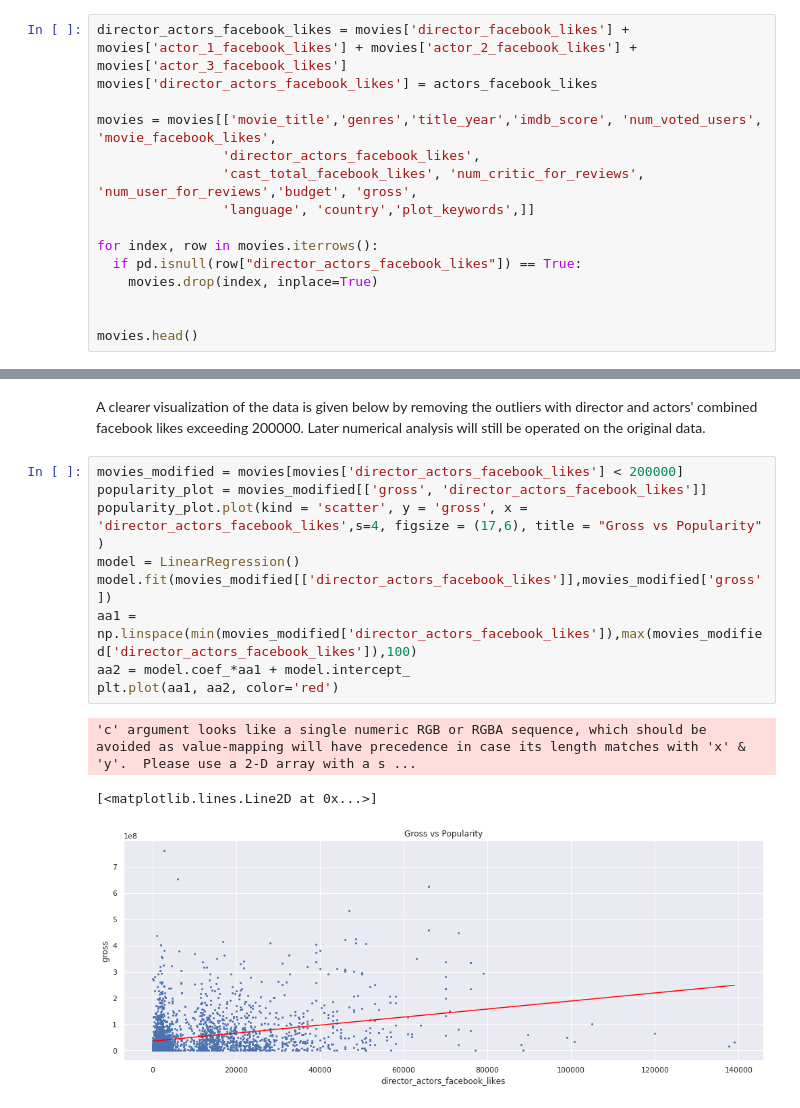
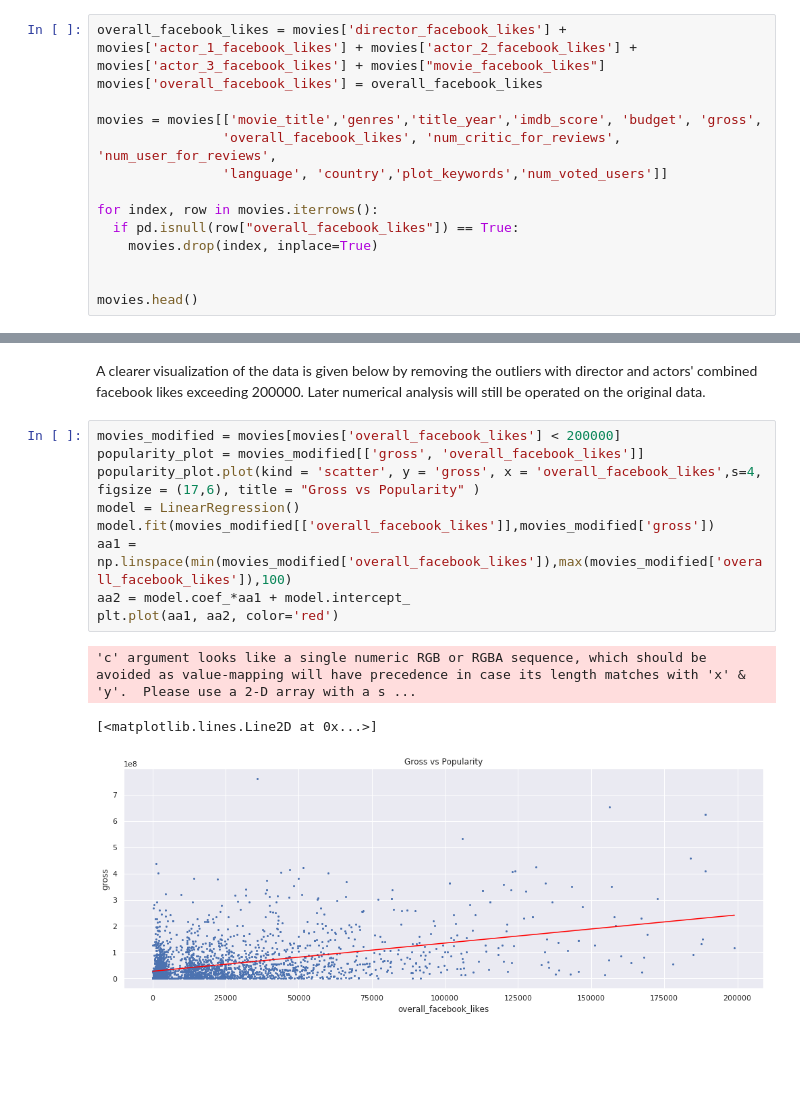
Before and after one commit to mookee233/final_tutorial, a Jupyter notebook: draft.ipynb, the cells around one changed output, grey strips where cells are left out. Saved outputs shown, nothing was run; the diff lists cells and outputs as text; blank space fills up the shorter version.

```diff
--- a/draft.ipynb
+++ b/draft.ipynb
@@ -172,14 +181,13 @@ movies.head()
 # %%
-director_actors_facebook_likes = movies['director_facebook_likes'] + movies['actor_1_facebook_likes'] + movies['actor_2_facebook_likes'] + movies['actor_3_facebook_likes']
-movies['director_actors_facebook_likes'] = actors_facebook_likes
+overall_facebook_likes = movies['director_facebook_likes'] + movies['actor_1_facebook_likes'] + movies['actor_2_facebook_likes'] + movies['actor_3_facebook_likes'] + movies["movie_facebook_likes"]
+movies['overall_facebook_likes'] = overall_facebook_likes
 
-movies = movies[['movie_title','genres','title_year','imdb_score', 'num_voted_users', 'movie_facebook_likes',
-                'director_actors_facebook_likes',
-                'cast_total_facebook_likes', 'num_critic_for_reviews', 'num_user_for_reviews','budget', 'gross',
-                'language', 'country','plot_keywords',]]
+movies = movies[['movie_title','genres','title_year','imdb_score', 'budget', 'gross',
+                'overall_facebook_likes', 'num_critic_for_reviews', 'num_user_for_reviews',
+                'language', 'country','plot_keywords','num_voted_users']]
 
 for index, row in movies.iterrows():
-  if pd.isnull(row["director_actors_facebook_likes"]) == True:
+  if pd.isnull(row["overall_facebook_likes"]) == True:
     movies.drop(index, inplace=True)
 
 
@@ -463,15 +455,15 @@ plt.plot(aa1, aa2, color='red')
 # %% [markdown]
 A clearer visualization of the data is given below by removing the outliers with director and actors' combined facebook likes exceeding 200000. Later numerical analysis will still be operated on the original data.
 # %%
-movies_modified = movies[movies['director_actors_facebook_likes'] < 200000]
-popularity_plot = movies_modified[['gross', 'director_actors_facebook_likes']]
-popularity_plot.plot(kind = 'scatter', y = 'gross', x = 'director_actors_facebook_likes',s=4, figsize = (17,6), title = "Gross vs Popularity" )
+movies_modified = movies[movies['overall_facebook_likes'] < 200000]
+popularity_plot = movies_modified[['gross', 'overall_facebook_likes']]
+popularity_plot.plot(kind = 'scatter', y = 'gross', x = 'overall_facebook_likes',s=4, figsize = (17,6), title = "Gross vs Popularity" )
 model = LinearRegression()
-model.fit(movies_modified[['director_actors_facebook_likes']],movies_modified['gross'])
-aa1 = np.linspace(min(movies_modified['director_actors_facebook_likes']),max(movies_modified['director_actors_facebook_likes']),100)
+model.fit(movies_modified[['overall_facebook_likes']],movies_modified['gross'])
+aa1 = np.linspace(min(movies_modified['overall_facebook_likes']),max(movies_modified['overall_facebook_likes']),100)
 aa2 = model.coef_*aa1 + model.intercept_
 plt.plot(aa1, aa2, color='red')
 # %% [output]
 'c' argument looks like a single numeric RGB or RGBA sequence, which should be avoided as value-mapping will have precedence in case its length matches with 'x' & 'y'.  Please use a 2-D array with a s ...
 [<matplotlib.lines.Line2D at 0x...>]
-[figure, old version]
+[figure, new version]
```
Also changed, not shown: parts of 13 cells of this notebook, 1 other file.
